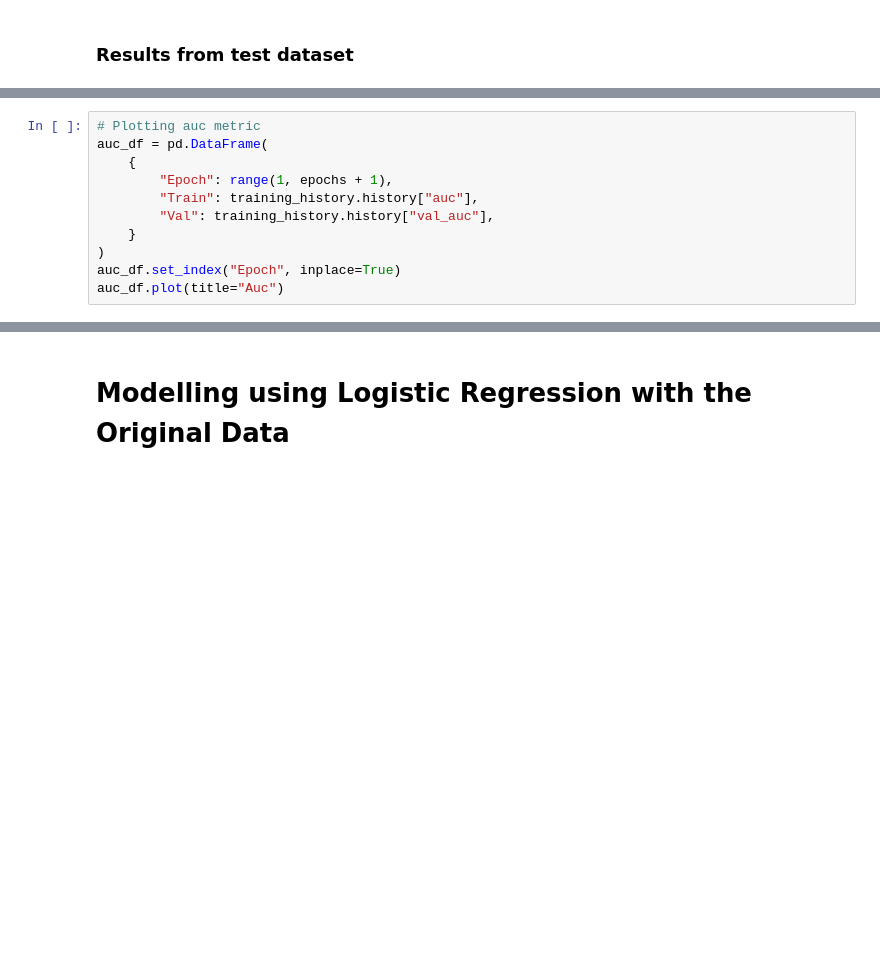
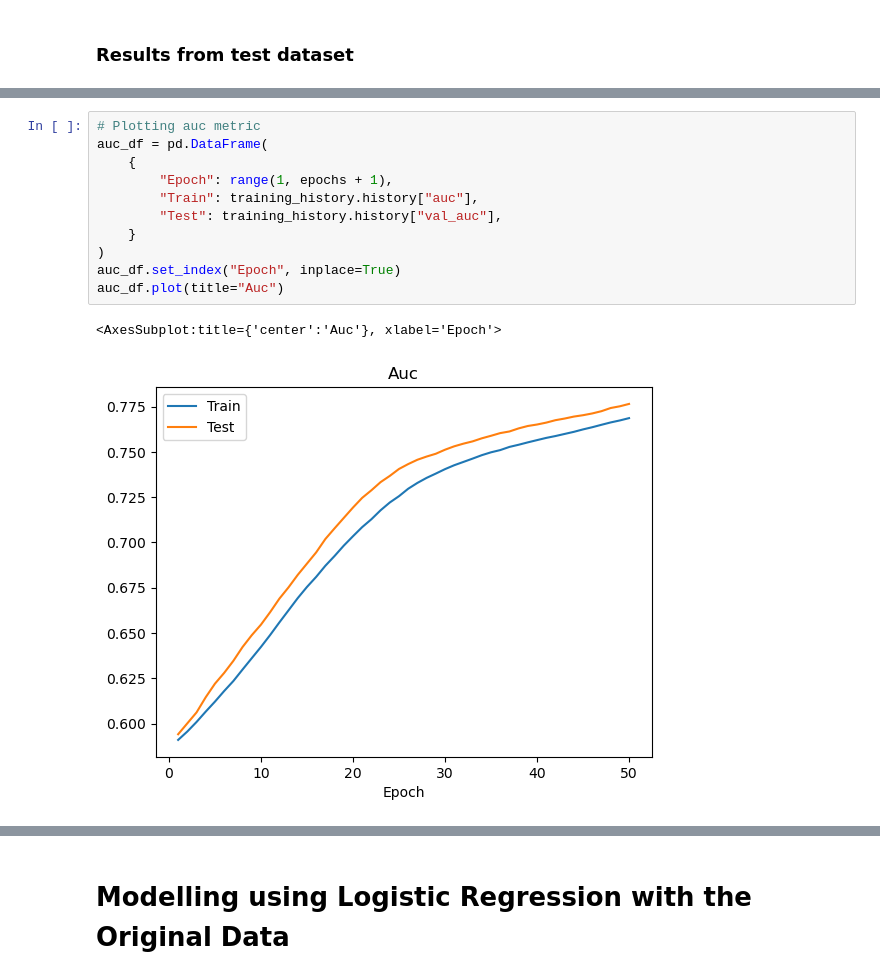
Before and after one commit to apakuki/FinTechBC-Project2, a Jupyter notebook: predicting_customer_attrition.ipynb, the cells around one changed output, grey strips where cells are left out. Cells and saved outputs as stored; diff of their text form; blank space fills up the shorter version.

```diff
--- a/predicting_customer_attrition.ipynb
+++ b/predicting_customer_attrition.ipynb
@@ -425,14 +428,17 @@ nn_val_predictions = nn.predict(X_valid_scaled, batch_size=1000)
 # %%
 # Plotting auc metric
 auc_df = pd.DataFrame(
     {
         "Epoch": range(1, epochs + 1),
         "Train": training_history.history["auc"],
-        "Val": training_history.history["val_auc"],
+        "Test": training_history.history["val_auc"],
     }
 )
 auc_df.set_index("Epoch", inplace=True)
 auc_df.plot(title="Auc")
+# %% [output]
+<AxesSubplot:title={'center':'Auc'}, xlabel='Epoch'>
+[figure, added]
 # %%
 # Predict classes using testing data
 y_predict_classes = (nn.predict(X_valid_scaled) > 0.5).astype("int32")
```
Also changed, not shown: parts of 41 cells of this notebook.
